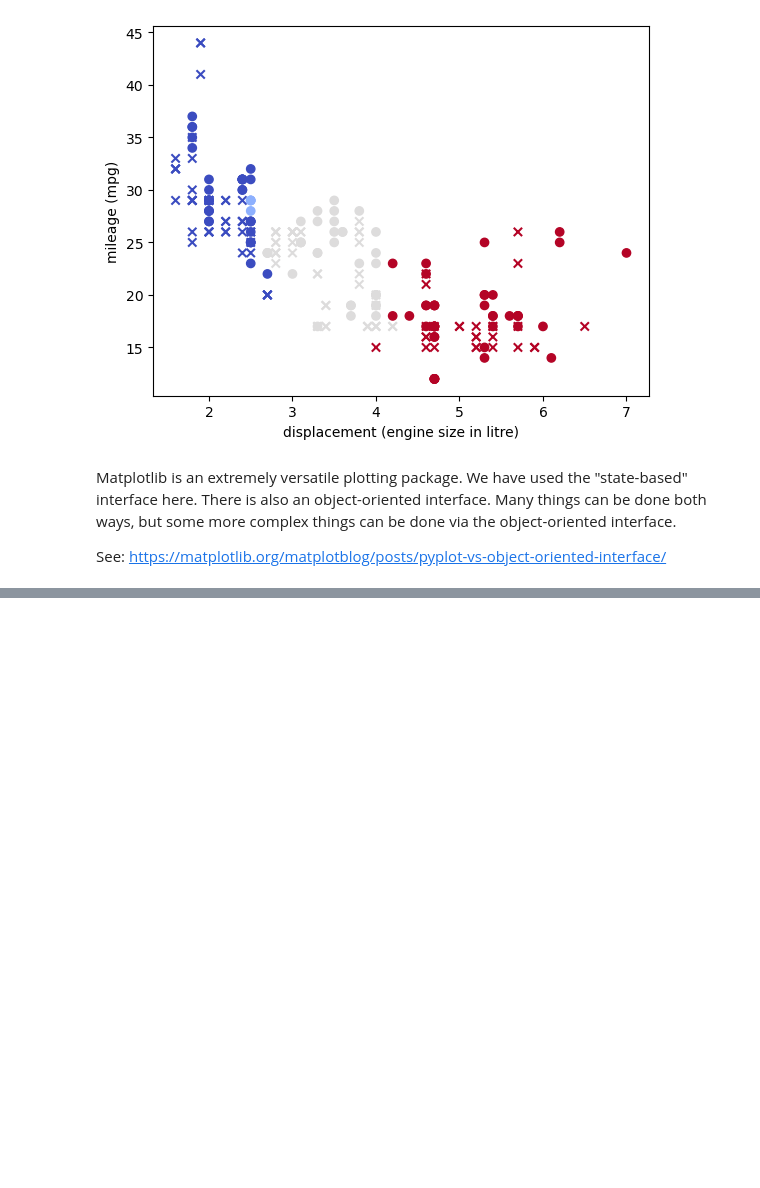
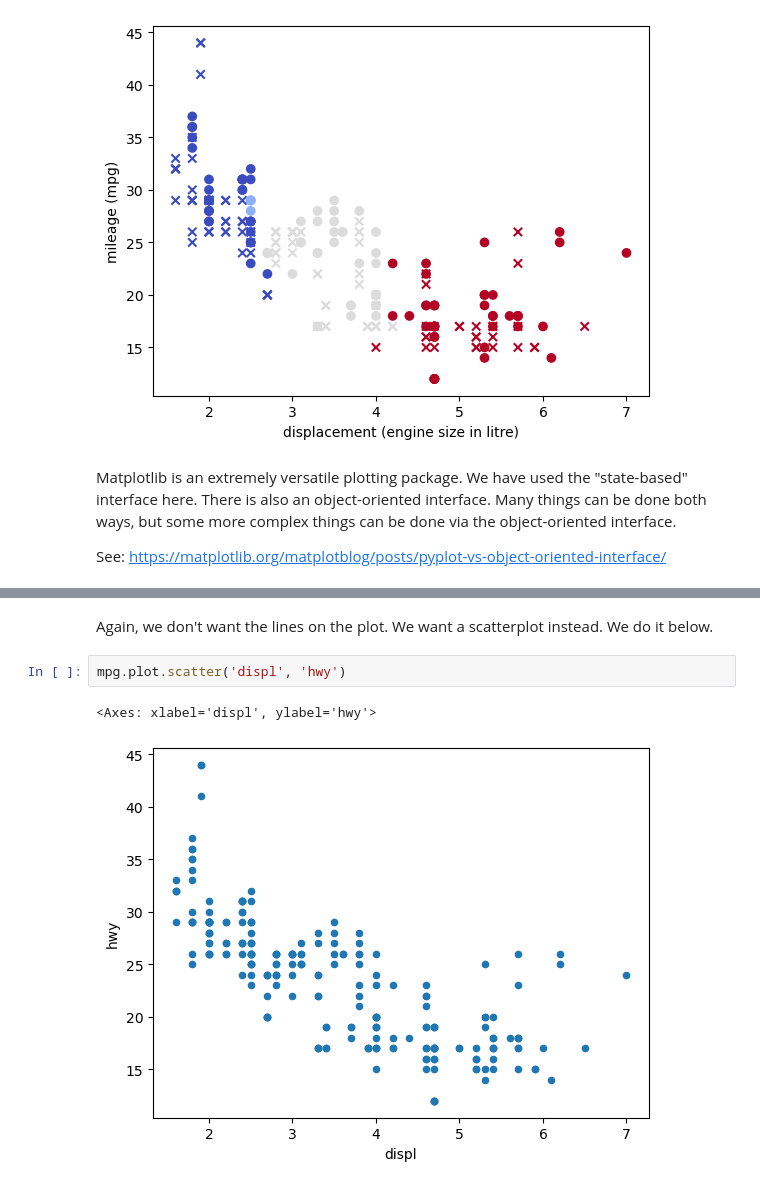
Before and after one commit to JoeZhang1000/SDS3386-Midterm-Summary, a Jupyter notebook: SDS 3386 Midterm Summary.ipynb, the cells around one changed output, grey strips where cells are left out. Cells and saved outputs as stored; diff of their text form; blank space fills up the shorter version.

```diff
--- a/SDS 3386 Midterm Summary.ipynb
+++ b/SDS 3386 Midterm Summary.ipynb
@@ -165,0 +278,7 @@ We want to now read a full mpg dataset. However, we have a problem. The loadtxt
+# %% [markdown]
+Again, we don't want the lines on the plot. We want a scatterplot instead. We do it below.
+# %%
+mpg.plot.scatter('displ', 'hwy')
+# %% [output]
+<Axes: xlabel='displ', ylabel='hwy'>
+[figure, added]
```
Also changed, not shown: parts of 36 cells of this notebook.
